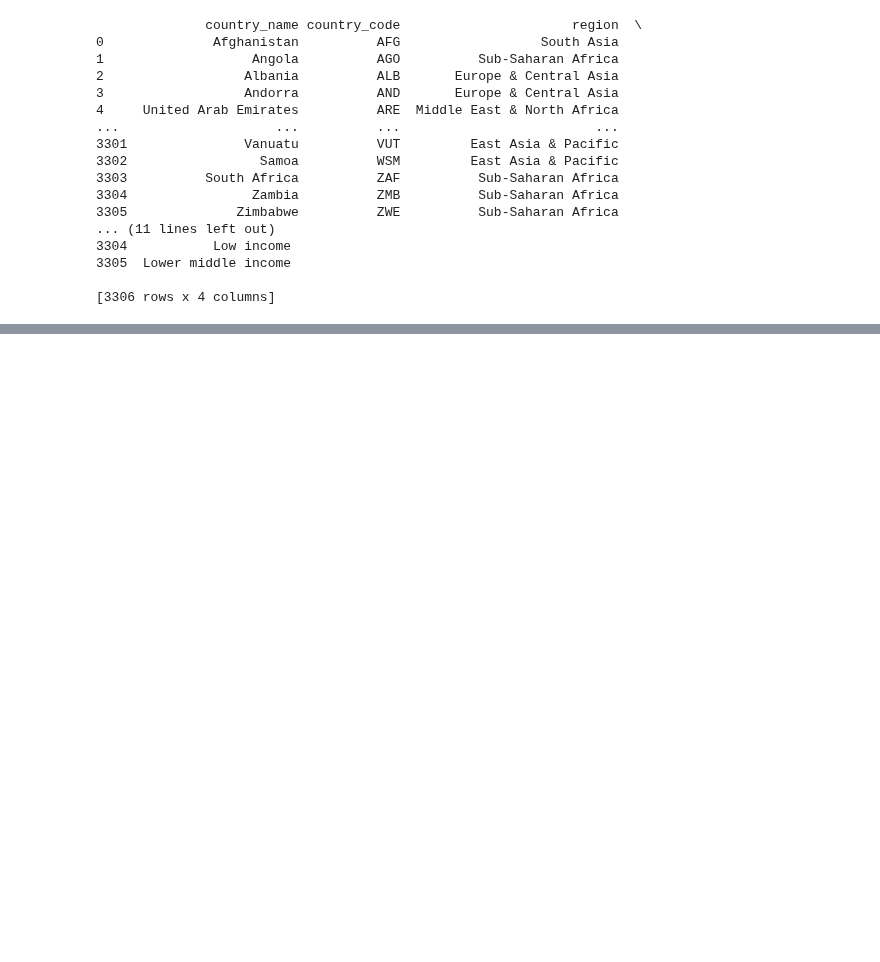
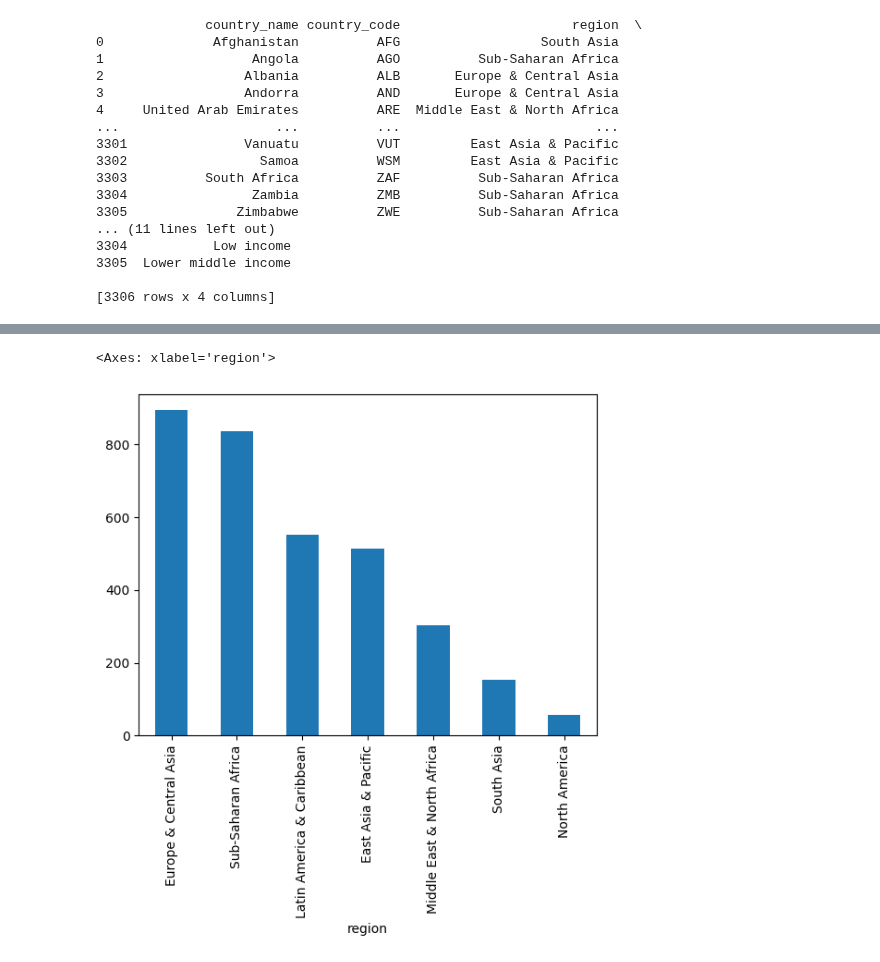
Before and after one commit to HABUDANHAYABK/Associate-Data-Scientist-in-Python, a Jupyter notebook: Working_with_Categorical_Data_in_Python/Categorical_data_in_pandas.ipynb, the cells around one changed output, grey strips where cells are left out. Drawn from its saved outputs; the diff is of its cells as text; code cells hidden in the pictures; blank space fills up the shorter version.

```diff
--- a/Working_with_Categorical_Data_in_Python/Categorical_data_in_pandas.ipynb
+++ b/Working_with_Categorical_Data_in_Python/Categorical_data_in_pandas.ipynb
@@ -133,3 +133,5 @@ print(life_expectancy.select_dtypes('category'))
 3305  Lower middle income
 
 [3306 rows x 4 columns]
+# %%
+life_expectancy['year'] = pd.to_datetime(life_expectancy['year'])
@@ -135,0 +165,5 @@ print(life_expectancy.select_dtypes('category'))
+# %%
+life_expectancy['region'].value_counts().plot.bar()
+# %% [output]
+<Axes: xlabel='region'>
+[figure, added]
```
Also changed, not shown: parts of 9 cells of this notebook.
